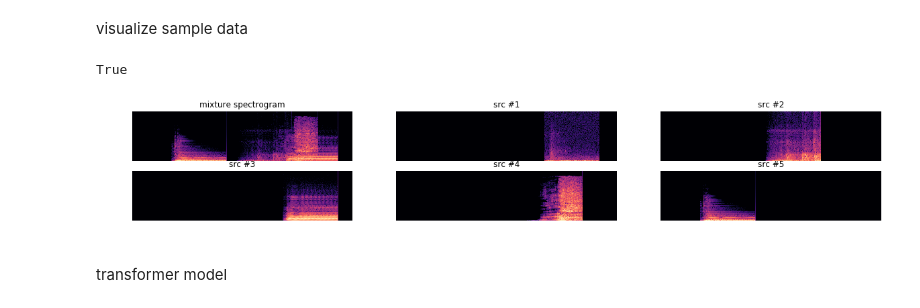
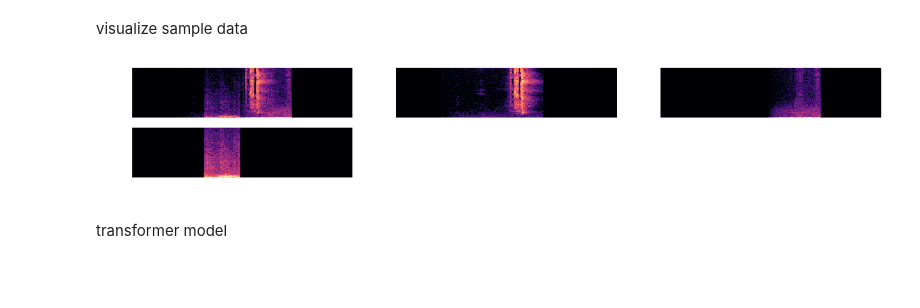
Before and after one commit to tianjunm/monaural-source-separation, a Jupyter notebook: scratch(transformer).ipynb, the cells around one changed output. Drawn from its saved outputs; the diff is of its cells as text; code cells hidden in the pictures; blank space fills up the shorter version.

```diff
--- a/scratch(transformer).ipynb
+++ b/scratch(transformer).ipynb
@@ -48,13 +75,30 @@ def display(spect, sample_rate, y_axis='mel',x_axis='time'):
     db_data = librosa.power_to_db(np.abs(spect)**2, ref=np.max)
     librosa.display.specshow(db_data, sr=sample_rate, y_axis=y_axis, x_axis=x_axis)
 
-def get_spect(data):
+def get_spect(data, fs, nperseg, noverlap):
     r = np.split(data.numpy().T, 2)[0]
     i = np.split(data.numpy().T, 2)[1]
     c = r + 1j * i
-    return c, scipy.signal.istft(c, fs=44100, nfft = 256)
+
+    rev = scipy.signal.istft(c, fs=fs, nperseg=nperseg, noverlap=noverlap)
+    return c, rev
+
+def get_gt_spect(ground_truths_gt, ground_truths_in, fs, nperseg, noverlap, xid=0):
+    _, seq_len, nsource, input_dim = ground_truths_gt.shape
+
+    c_gts = []
+    c_ins = []
+    revs = []
+    for i in range(nsource):
+        gt = ground_truths_gt[xid, :, i]
+        gt_in = ground_truths_in.view(-1, seq_len+1, nsource, input_dim)[xid, :, i]
+        c_gt, rev = get_spect(gt, fs, nperseg, noverlap)
+        c_in, _ = get_spect(gt_in, fs, nperseg, noverlap)
+
+        c_gts.append(c_gt)
+        c_ins.append(c_in)
+        revs.append(rev)
+
+    return c_gts, c_ins, revs
 # %% [markdown]
 visualize sample data
-# %%
-def get_gt_spect(ground_truths_gt, nsource):
-    for i in range(nsource):
@@ -91,35 +105,22 @@ c_gin2, _ = get_spect(gin_5)
-# %%
-fig = plt.figure(figsize=(20, 3))
-plt.subplot(2, 3, 1)
-plt.title('mixture spectrogram')
-plt.axis('off')
-display(c_agg, 22050*8)
-plt.subplot(2, 3, 2)
-plt.title('src #1')
-# plt.plot(data)
-plt.axis('off')
-display(c_gt1, 22050*8)
-plt.subplot(2, 3, 3)
-plt.title('src #2')
-plt.axis('off')
-display(c_gt2, 22050*8)
-plt.subplot(2, 3, 4)
-plt.title('src #3')
-plt.axis('off')
-display(c_gt3, 22050*8)
-plt.subplot(2, 3, 5)
-plt.title('src #4')
-plt.axis('off')
-display(c_gt4, 22050*8)
-plt.subplot(2, 3, 6)
-plt.title('src #5')
-plt.axis('off')
-display(c_gt5, 22050*8)
-
-print(np.array_equal(gin_1[1:], gt_1))
-# %% [output]
-True
-[figure, removed]
+# %%
+xid = 2
+nsource = 2
+fs = 22050
+nperseg = 256
+noverlap = nperseg // 4
+
+c_agg, agg_data = get_spect(aggregate[xid], fs=fs, nperseg=nperseg, noverlap=noverlap)
+c_gts, c_ins, revs = get_gt_spect(ground_truths_gt, ground_truths_in, fs, nperseg, noverlap, xid)
+# %%
+
+fig = plt.figure(figsize=(20, 3))
+cs = [c_agg] + c_gts
+for i, c in enumerate(cs):
+    plt.subplot(2, 3, i + 1)
+    display(c, fs)
+    plt.axis('off')
+# %% [output]
+[figure, added]
 # %%
 import scipy.io.wavfile
 from scipy.fftpack import dct
```
Also changed, not shown: parts of 19 cells of this notebook, 12 other files.
